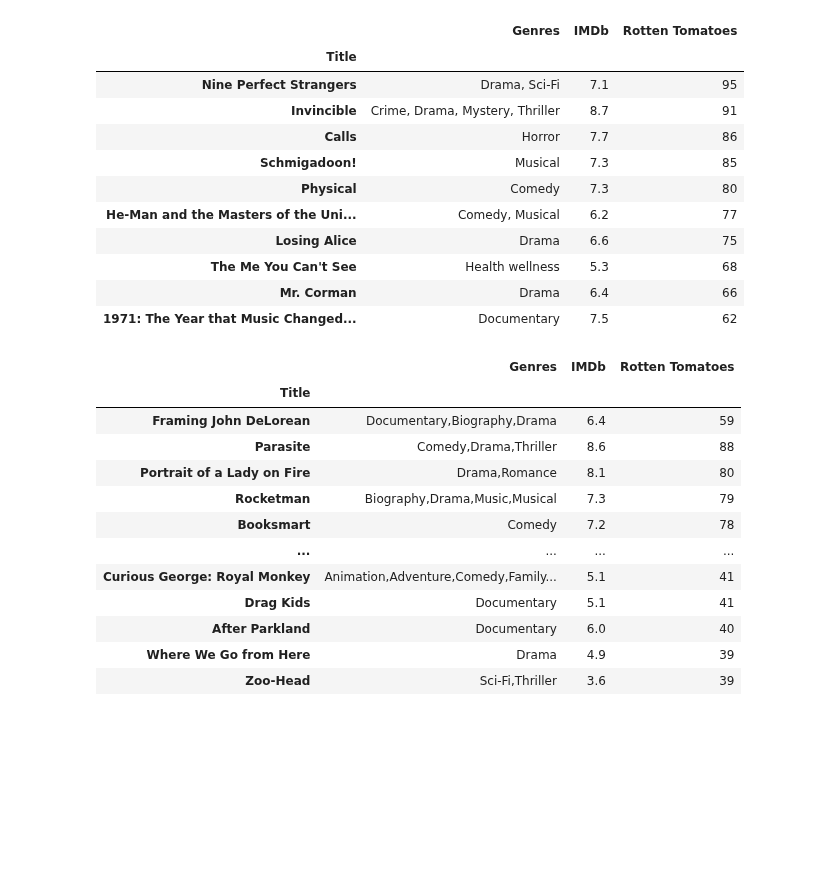
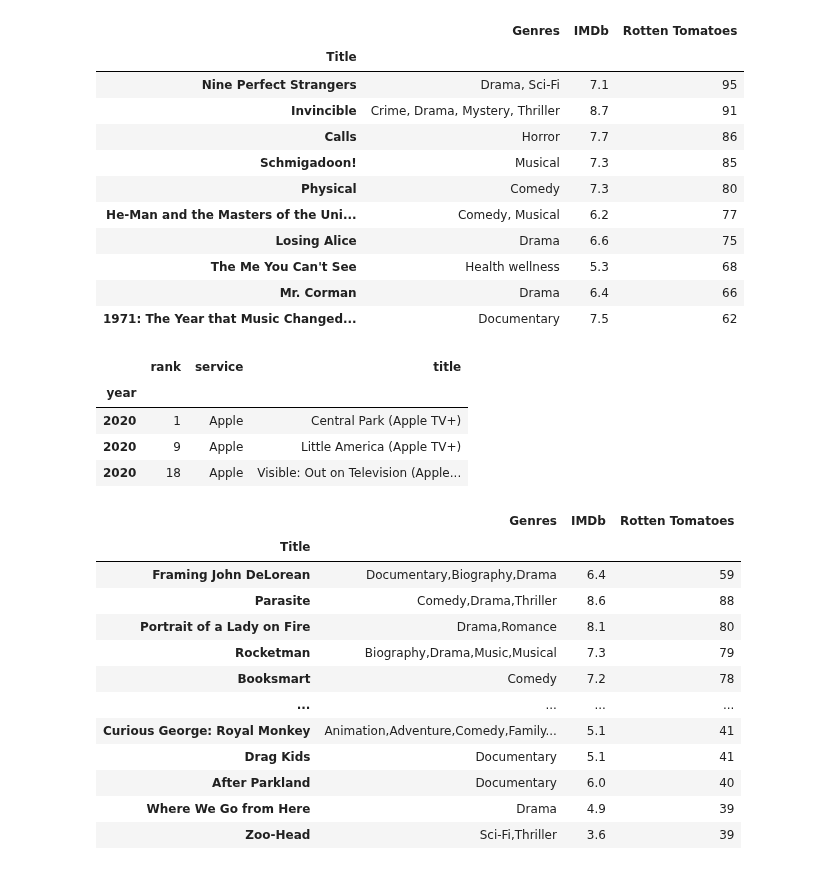
Before and after one commit to mdebone/project_2, a Jupyter notebook: what_should_I_watch.ipynb, the cells around one changed output. Saved outputs shown, nothing was run; the diff lists cells and outputs as text; code cells hidden in the pictures; blank space fills up the shorter version.

```diff
--- a/what_should_I_watch.ipynb
+++ b/what_should_I_watch.ipynb
@@ -1071,6 +1072,16 @@ a_top10_rot_21.set_index("Title").head(10)
 | The Me You Can't See | Health wellness | 5.3 | 68 |
 | Mr. Corman | Drama | 6.4 | 66 |
 | 1971: The Year that Music Changed... | Documentary | 7.5 | 62 |
+# %%
+a_m = Path("Resources/Apple/a_m.csv")
+a_meta_titles = pd.read_csv(a_m)
+a_meta_titles.set_index("year")
+# %% [output]
+|  | rank | service | title |
+| year |  |  |  |
+| 2020 | 1 | Apple | Central Park (Apple TV+) |
+| 2020 | 9 | Apple | Little America (Apple TV+) |
+| 2020 | 18 | Apple | Visible: Out on Television (Apple... |
 # %%
 # Hulu
 h19 = Path("Resources/Hulu/h_19.csv")
```
Also changed, not shown: parts of 25 cells of this notebook.
